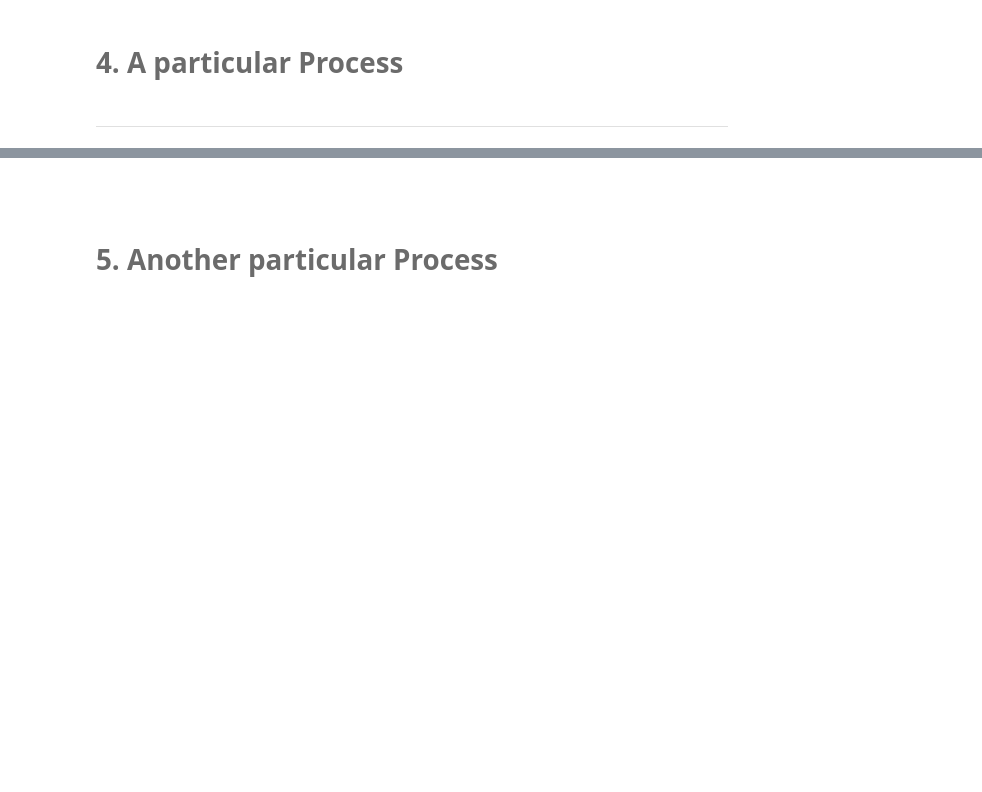
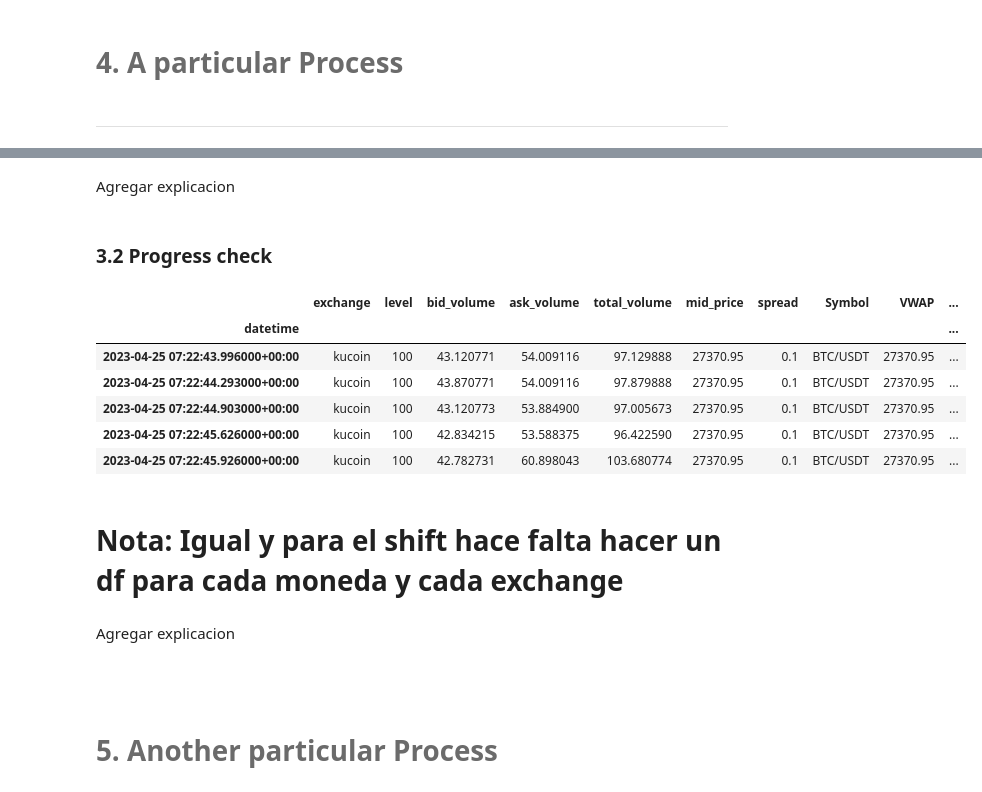
Before and after one commit to AndresGonzalezLuna/Lab4_AndresGL_AndresR, a Jupyter notebook: notebook.ipynb, the cells around one changed output, grey strips where cells are left out. Cells and saved outputs as stored; diff of their text form; code cells hidden in the pictures; blank space fills up the shorter version.

```diff
--- a/notebook.ipynb
+++ b/notebook.ipynb
@@ -108,0 +79,3 @@ import sys
+# %%
+df1 = pd.read_json('files\orderbooks_23abr2023_BTCUSDT.json')
+df1.head()
@@ -108,0 +89,3 @@ import sys
+# %%
+df2 = pd.read_json('files\orderbooks_23abr2023_ETHEUR.json')
+df2.head()
@@ -109,3 +99,5 @@ import sys
+# %%
+df = pd.concat([df1, df2])
 # %% [markdown]
 <br>
 # %% [markdown]
@@ -122,5 +106,0 @@ import pandas as pd
-# %%
-import pandas as pd
-
-# read the JSON file and convert it to a DataFrame
-df = pd.read_json('files\orderbooks_23abr2023.json')
@@ -150,3 +141,21 @@ fig.show()
+# %% [markdown]
+Agregar explicacion
+# %% [markdown]
+### 3.2 Progress check
+# %%
+functions.rolls(df).head()
+# %% [output]
+|  | exchange | level | bid_volume | ask_volume | total_volume | mid_price | spread | Symbol | VWAP | ... |
+| datetime |  |  |  |  |  |  |  |  |  | ... |
+| 2023-04-25 07:22:43.996000+00:00 | kucoin | 100 | 43.120771 | 54.009116 | 97.129888 | 27370.95 | 0.1 | BTC/USDT | 27370.95 | ... |
+| 2023-04-25 07:22:44.293000+00:00 | kucoin | 100 | 43.870771 | 54.009116 | 97.879888 | 27370.95 | 0.1 | BTC/USDT | 27370.95 | ... |
+| 2023-04-25 07:22:44.903000+00:00 | kucoin | 100 | 43.120773 | 53.884900 | 97.005673 | 27370.95 | 0.1 | BTC/USDT | 27370.95 | ... |
+| 2023-04-25 07:22:45.626000+00:00 | kucoin | 100 | 42.834215 | 53.588375 | 96.422590 | 27370.95 | 0.1 | BTC/USDT | 27370.95 | ... |
+| 2023-04-25 07:22:45.926000+00:00 | kucoin | 100 | 42.782731 | 60.898043 | 103.680774 | 27370.95 | 0.1 | BTC/USDT | 27370.95 | ... |
+# %% [markdown]
+# Nota: Igual y para el shift hace falta hacer un df para cada moneda y cada exchange
+# %% [markdown]
+Agregar explicacion
 # %% [markdown]
 <br>
 # %% [markdown]
```
Also changed, not shown: parts of 34 cells of this notebook, 6 other files.
